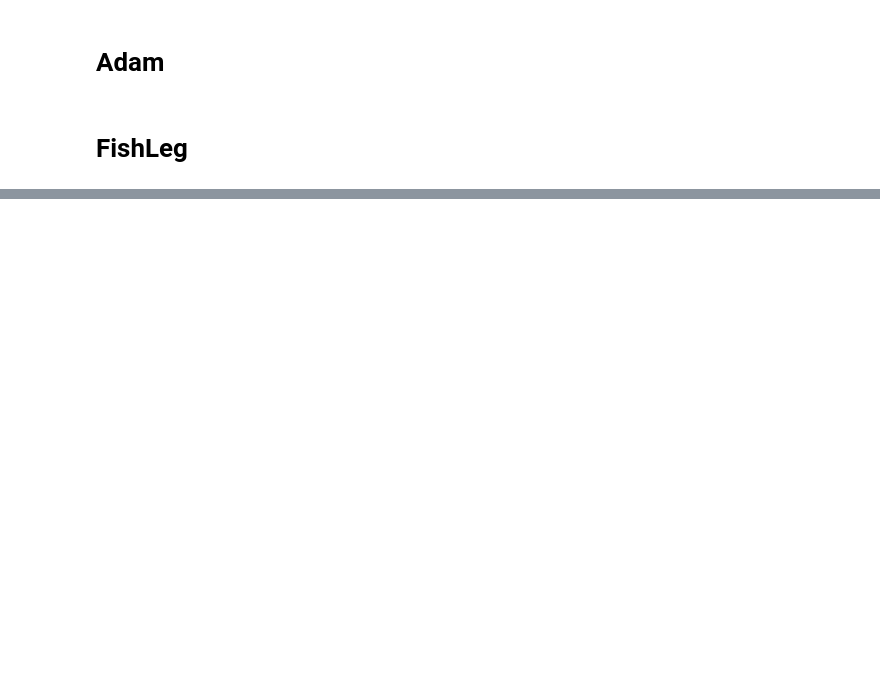
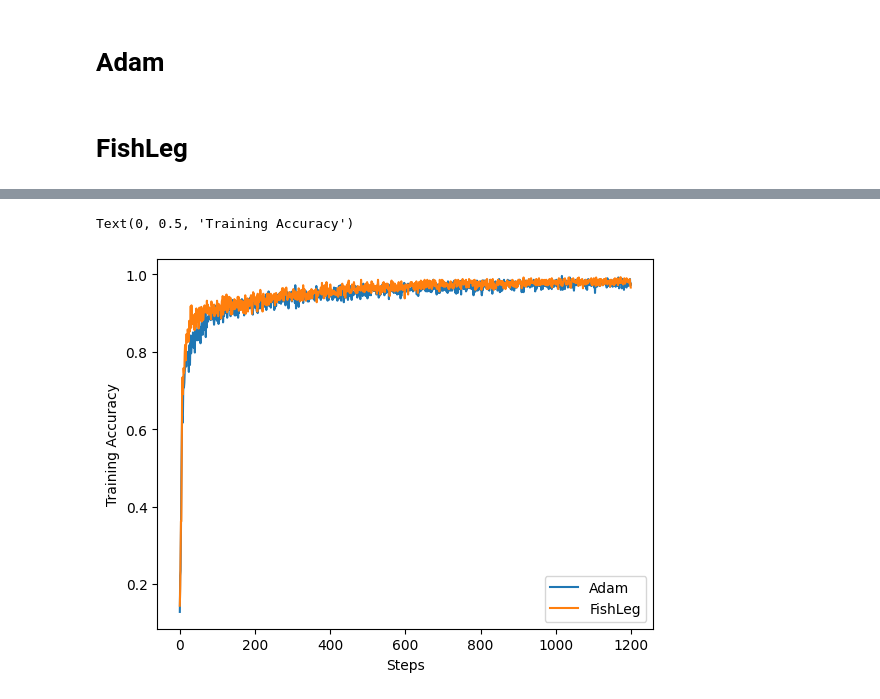
Before and after one commit to WeiShengL/FishLeg, a Jupyter notebook: examples/CIFAR_example_Wei.ipynb, the cells around one changed output, grey strips where cells are left out. Drawn from its saved outputs; the diff is of its cells as text; code cells hidden in the pictures; blank space fills up the shorter version.

```diff
--- a/examples/CIFAR_example_Wei.ipynb
+++ b/examples/CIFAR_example_Wei.ipynb
@@ -233,0 +303,9 @@ trained_model = train_model(model, train_loader, test_loader, opt, likelihood, c
+# %%
+plt.plot(adam_training_acc_per_step, label="Adam")
+plt.plot(fishleg_training_acc_per_step, label="FishLeg")
+plt.legend(loc='best')
+plt.xlabel("Steps")
+plt.ylabel("Training Accuracy")
+# %% [output]
+Text(0, 0.5, 'Training Accuracy')
+[figure, added]
```
Also changed, not shown: parts of 15 cells of this notebook.
